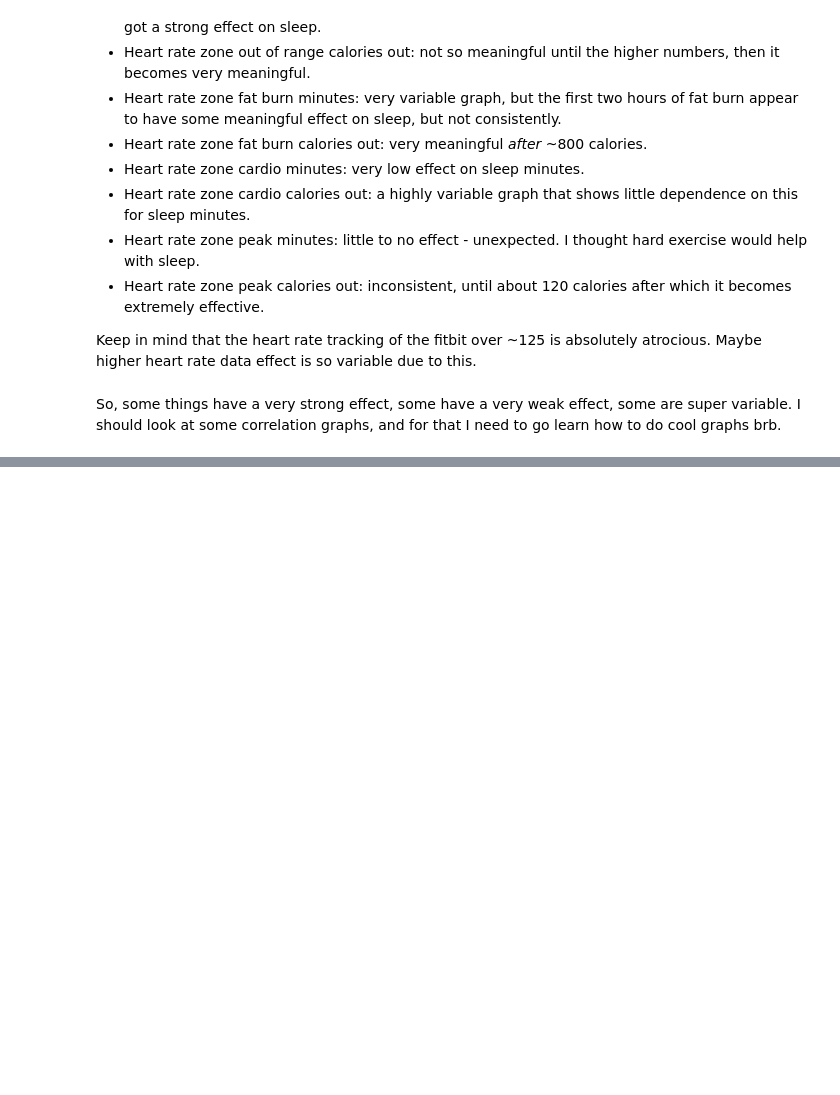
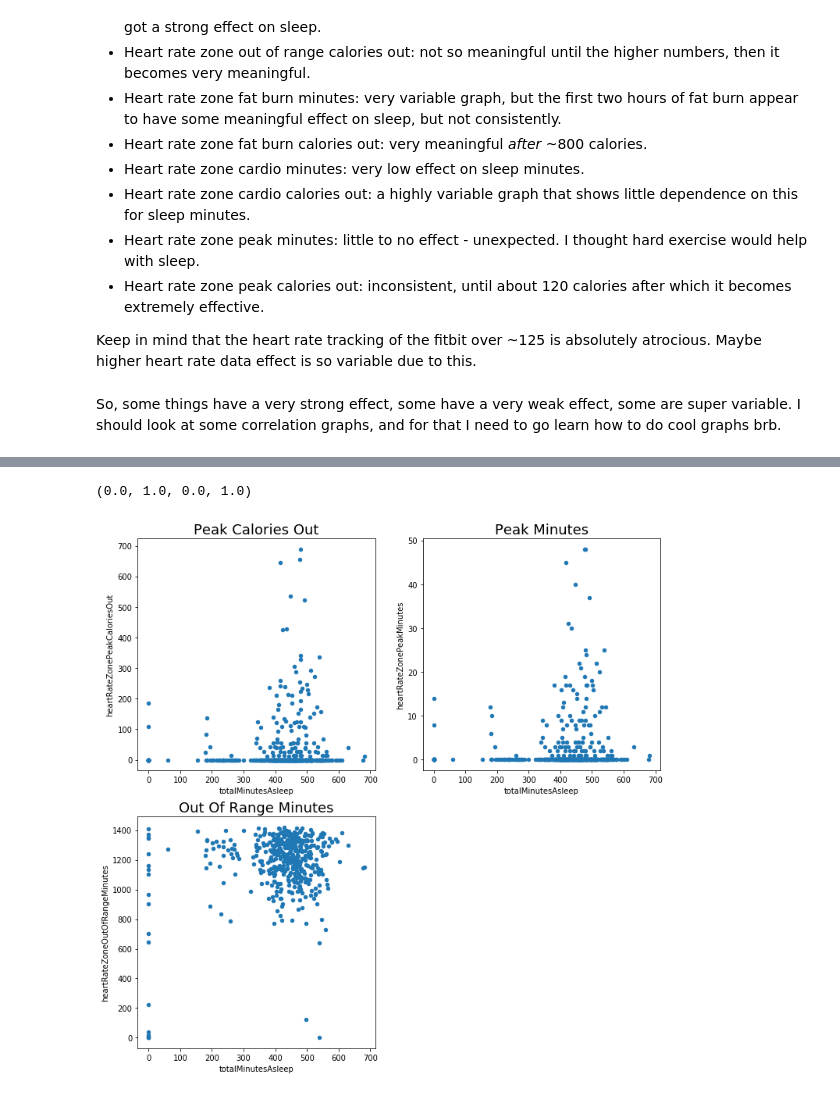
Before and after one commit to chorhatarahuduketuri/fitbitDataAnalyser, a Jupyter notebook: code/analyseFitbitDataV1.ipynb, the cells around one changed output, grey strips where cells are left out. Drawn from its saved outputs; the diff is of its cells as text; code cells hidden in the pictures; blank space fills up the shorter version.

```diff
--- a/code/analyseFitbitDataV1.ipynb
+++ b/code/analyseFitbitDataV1.ipynb
@@ -142,0 +307,20 @@ So, some things have a very strong effect, some have a very weak effect, some ar
+# %%
+# totalMinutesAsleep vs heartRateZone/Peak/Cardio/CaloriesOut/Minutes
+# and totalMinutesAsleep vs heartRateZoneOutOfRangeMinutes
+fig, axarr = plt.subplots(2, 2, figsize=(12,12))
+fitbit_v1_data.plot.scatter(x='totalMinutesAsleep',
+                            y='heartRateZonePeakCaloriesOut',
+                            ax=axarr[0][0])
+axarr[0][0].set_title('Peak Calories Out', fontsize=18)
+fitbit_v1_data.plot.scatter(x='totalMinutesAsleep',
+                            y='heartRateZonePeakMinutes',
+                            ax=axarr[0][1])
+axarr[0][1].set_title('Peak Minutes', fontsize=18)
+fitbit_v1_data.plot.scatter(x='totalMinutesAsleep',
+                            y='heartRateZoneOutOfRangeMinutes',
+                            ax=axarr[1][0])
+axarr[1][0].set_title('Out Of Range Minutes', fontsize=18)
+axarr[1][1].axis('off')
+# %% [output]
+(0.0, 1.0, 0.0, 1.0)
+[figure, added]
```
Also changed, not shown: parts of 26 cells of this notebook.
